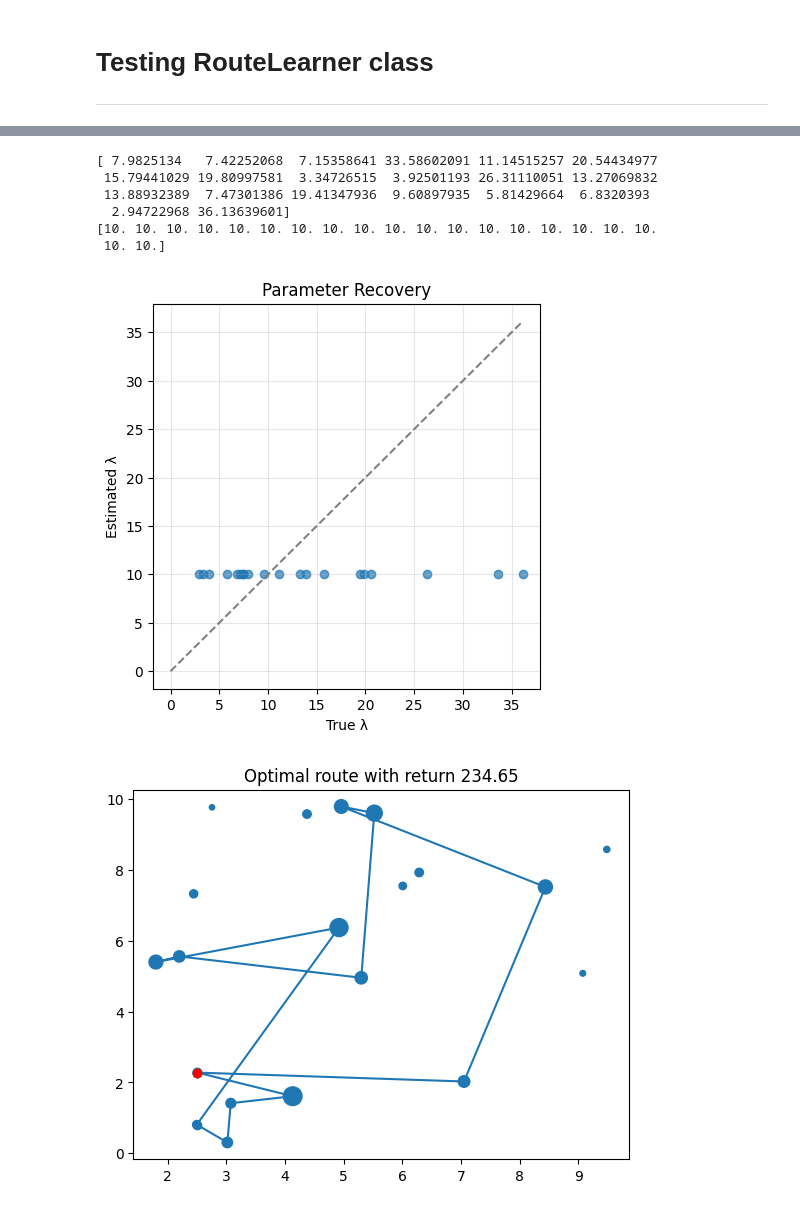
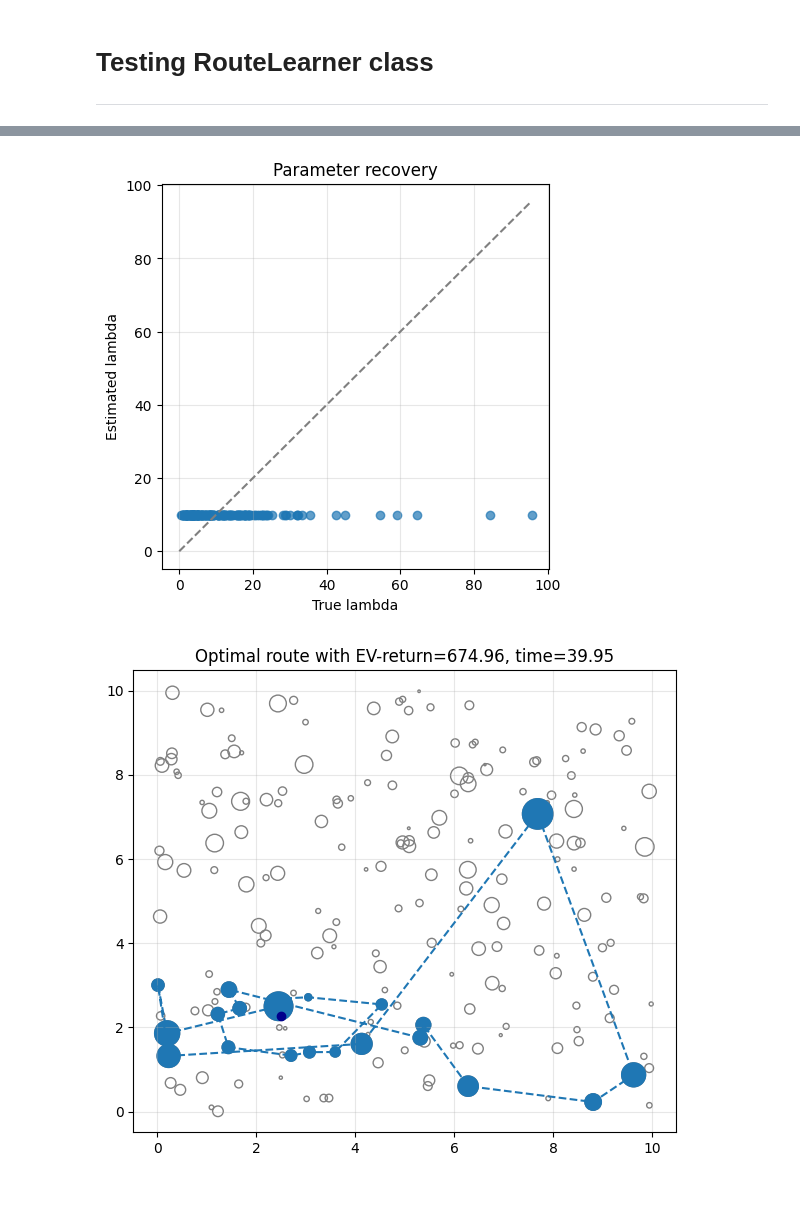
Before and after one commit to maxazv/stochastic-orienteering, a Jupyter notebook: analysis.ipynb, the cells around one changed output, grey strips where cells are left out. Drawn from its saved outputs; the diff is of its cells as text; code cells hidden in the pictures.

```diff
--- a/analysis.ipynb
+++ b/analysis.ipynb
@@ -12,11 +63,12 @@ random.seed(43875634)
 # %%
-num_nodes = 20
+num_nodes = 200
 dim = 2
 points = np.random.rand(num_nodes, dim)*10
 true_lambdas = np.random.lognormal(mean=2, sigma=1, size=num_nodes)
 time_window = 40
 rl = RouteLearner(points, true_lambdas, time_window)
 
-plt.scatter(rl.points[:, 0], rl.points[:, 1], s=true_lambdas*5)
+plt.scatter(rl.points[:, 0], rl.points[:, 1], s=true_lambdas*5, facecolors="none", edgecolors="gray")
+plt.title("Nodes of graph (size proportional to expected reward)")
 plt.show()
 # %% [output]
@@ -24,42 +76,34 @@ plt.show()
 # %%
 rl.init_priors((1, 0.1))
 
 est_lambdas = rl.ev_estimate()
-print(rl.true_lambdas)
-print(est_lambdas)
+# print(rl.true_lambdas)
+# print(est_lambdas)
 
-plt.figure(figsize=(5,5))
-
-plt.scatter(rl.true_lambdas, est_lambdas, alpha=0.7)
-
-m = max(rl.true_lambdas.max(), est_lambdas.max())
-plt.plot([0,m], [0,m], "--", color="gray")
-
-plt.xlabel("True λ")
-plt.ylabel("Estimated λ")
-plt.title("Parameter Recovery")
-
-plt.grid(alpha=0.3)
+fig, ax = plt.subplots(figsize=(5, 5))
+plot_lambda_scatter(ax, rl.true_lambdas, est_lambdas)
 plt.show()
 # %% [output]
-[ 7.9825134   7.42252068  7.15358641 33.58602091 11.14515257 20.54434977
- 15.79441029 19.80997581  3.34726515  3.92501193 26.31110051 13.27069832
- 13.88932389  7.47301386 19.41347936  9.60897935  5.81429664  6.8320393
-  2.94722968 36.13639601]
-[10. 10. 10. 10. 10. 10. 10. 10. 10. 10. 10. 10. 10. 10. 10. 10. 10. 10.
- 10. 10.]
-[figure, old version]
+[figure, new version]
 # %%
-optimal_route, opt_ret = greedy_solver(rl.dist, rl.true_lambdas, start=rl.start, time_window=rl.time_window)
+optimal_route, opt_ret = rl.optimal_route(num_samples=20, epsilon=0.05)
 # print(optimal_route, opt_ret)
 route_coords = points[optimal_route]
-plt.scatter(rl.points[:, 0], rl.points[:, 1], s=true_lambdas*5)
-plt.scatter(*route_coords[-1], color="red", zorder=3, label="End")
-plt.title("Optimal route with return %.2f" % opt_ret)
-plt.plot(route_coords[:, 0], route_coords[:, 1], marker='o')
+# plt.scatter(rl.points[:, 0], rl.points[:, 1], s=true_lambdas*5)
+# plt.scatter(*route_coords[-1], color="red", zorder=3, label="End")
+# plt.title("Optimal route with return %.2f" % opt_ret)
+# plt.plot(route_coords[:, 0], route_coords[:, 1], marker='o')
+# plt.show()
+
+
+fig, ax = plt.subplots(figsize=(7, 6))
+time = rl.route_time(optimal_route)
+plot_route_map(ax, rl.points, rl.true_lambdas, optimal_route, opt_ret, time)
+ax.set_title(f"Optimal route with EV-" + ax.get_title())
+
 plt.show()
 # %% [output]
-[figure, old version]
+[figure, new version]
 # %%
 est_route_info = rl.thompson_sample(epsilon=0.05)
 est_route = [node for node, _ in est_route_info]
```
Also changed, not shown: parts of 14 cells of this notebook, 1 other file.
